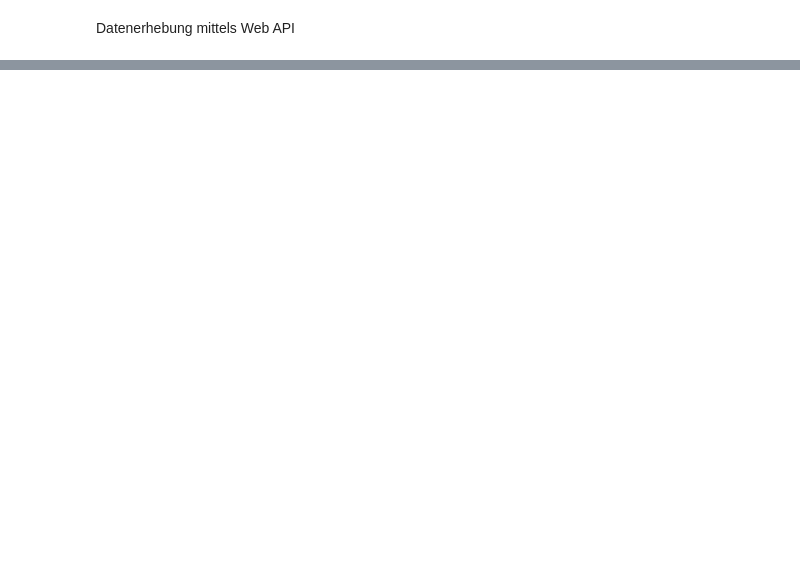
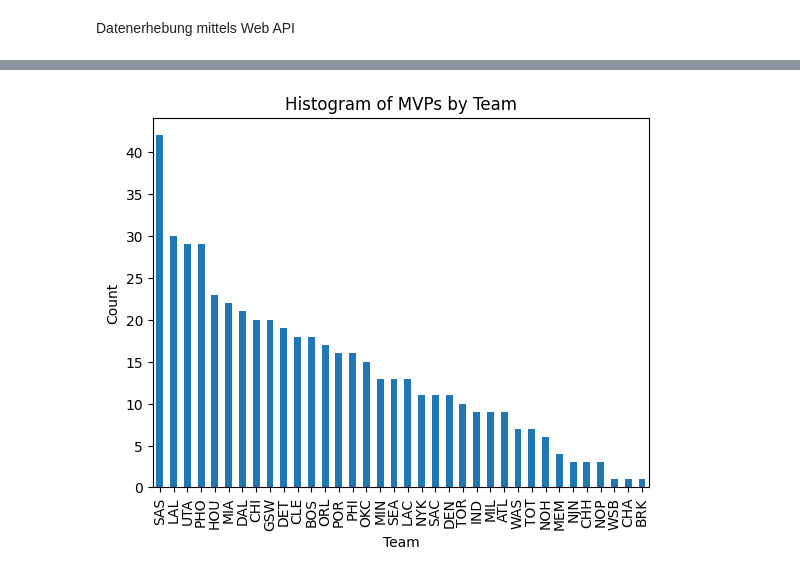
Before and after one commit to mimitridurri/ADS_Group2, a Jupyter notebook: WebScrape/Group2.ipynb, the cells around one changed output, grey strips where cells are left out. Drawn from its saved outputs; the diff is of its cells as text; code cells hidden in the pictures; blank space fills up the shorter version.

```diff
--- a/WebScrape/Group2.ipynb
+++ b/WebScrape/Group2.ipynb
@@ -52,0 +54,18 @@ for year in years:
+# %%
+"""
+Reads an HTML file containing MVP data for the year 2022 and extracts the relevant information as an example.
+
+Returns:
+    DataFrame: A pandas DataFrame containing the MVP data for the year 2022.
+"""
+
+with open("mvp/2022.html") as f:
+    page = f.read()
+
+soup = BeautifulSoup(page, 'html.parser')
+soup.find('tr', class_="over_header").decompose()
+
+mvp_table = soup.find_all(id="mvp")
+
+mvp_2022 = pd.read_html(str(mvp_table))[0]
+mvp_2022.head()
@@ -54,0 +106,16 @@ Datenerhebung mittels Web API
+# %%
+dfs = []
+for year in years:
+    with open("mvp/{}.html".format(year)) as f:
+        page = f.read()
+
+    soup = BeautifulSoup(page, 'html.parser')
+    soup.find('tr', class_="over_header").decompose()
+    mvp_table = soup.find_all(id="mvp")[0]
+    mvp_df = pd.read_html(str(mvp_table))[0]
+    mvp_df["Year"] = year
+    dfs.append(mvp_df)
+
+mvps = pd.concat(dfs)
+
+mvps.head()
@@ -54,0 +171,2 @@ Datenerhebung mittels Web API
+# %%
+mvps['MVP Share'] = mvps['Pts Won'] / mvps['Pts Max']
@@ -54,0 +501,10 @@ Datenerhebung mittels Web API
+# %%
+mvps['Tm'].value_counts().plot(kind='bar')
+
+plt.xlabel('Team')
+plt.ylabel('Count')
+plt.title('Histogram of MVPs by Team')
+
+plt.show()
+# %% [output]
+[figure, added]
```
Also changed, not shown: parts of 25 cells of this notebook.
